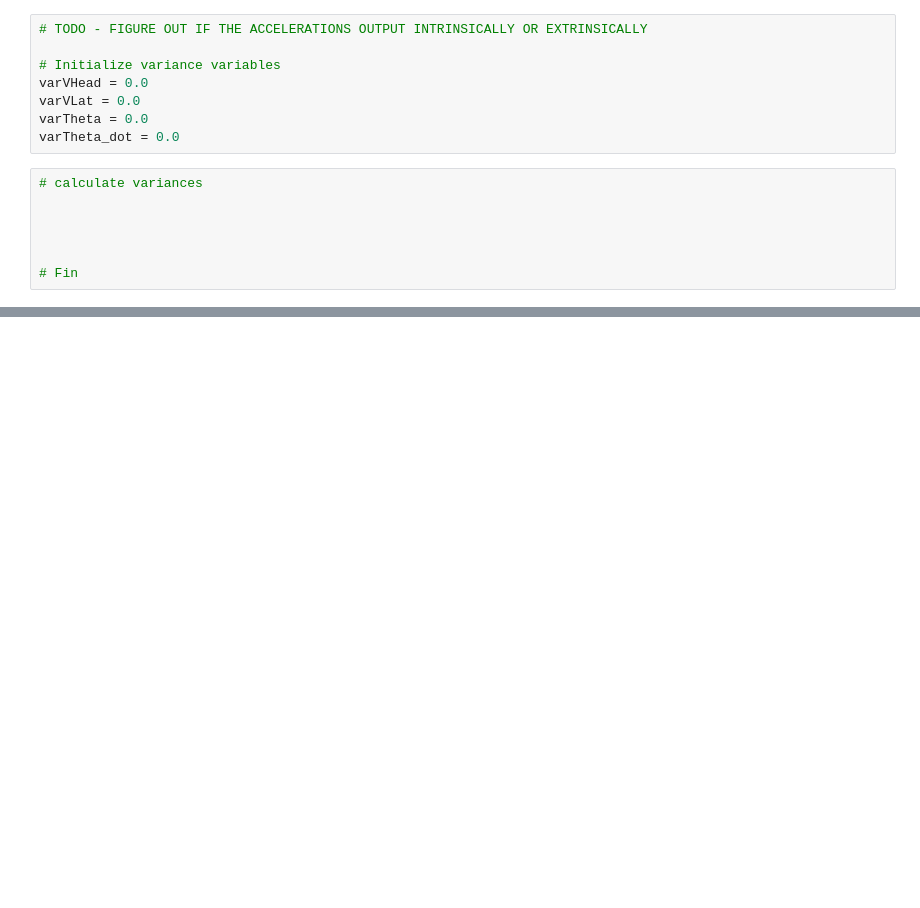
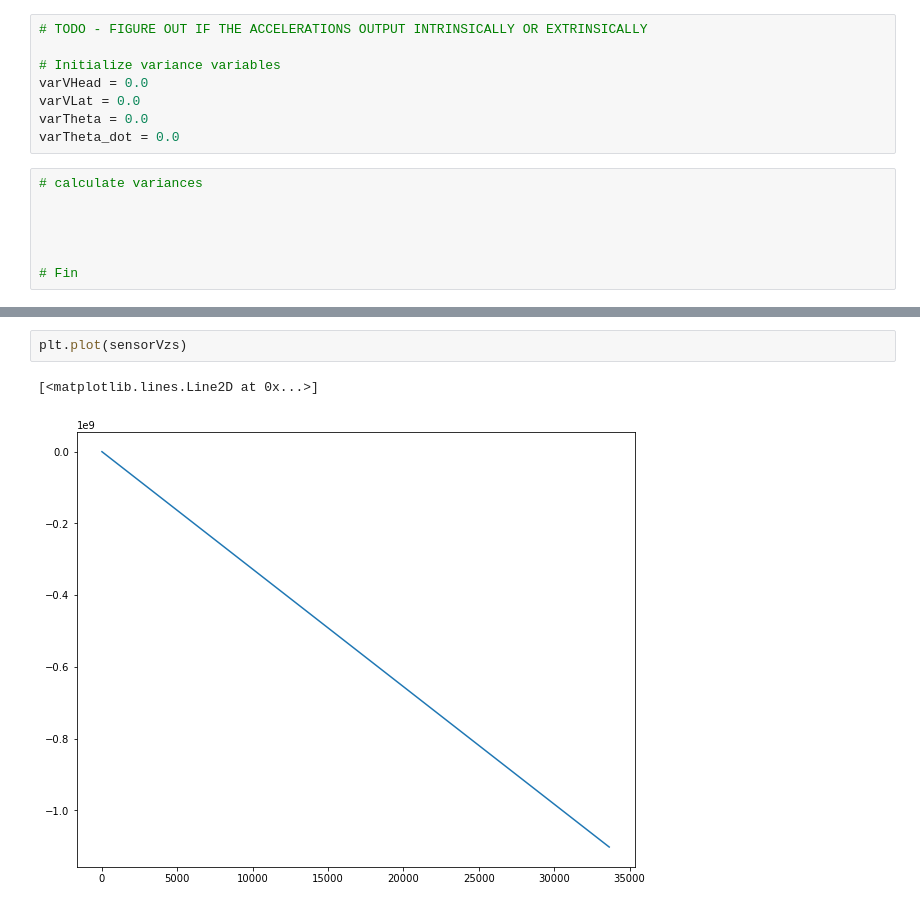
Before and after one commit to fdoyle6/Summer-IDS-Lab, a Jupyter notebook: Variance Calculator.ipynb, the cells around one changed output, grey strips where cells are left out. Saved outputs shown, nothing was run; the diff lists cells and outputs as text; blank space fills up the shorter version.

```diff
--- a/Variance Calculator.ipynb
+++ b/Variance Calculator.ipynb
@@ -198,0 +216,5 @@ print(len(sensorVzs)); len(sensorT)
+# %%
+plt.plot(sensorVzs)
+# %% [output]
+[<matplotlib.lines.Line2D at 0x...>]
+[figure, added]
```
Also changed, not shown: parts of 7 cells of this notebook.
